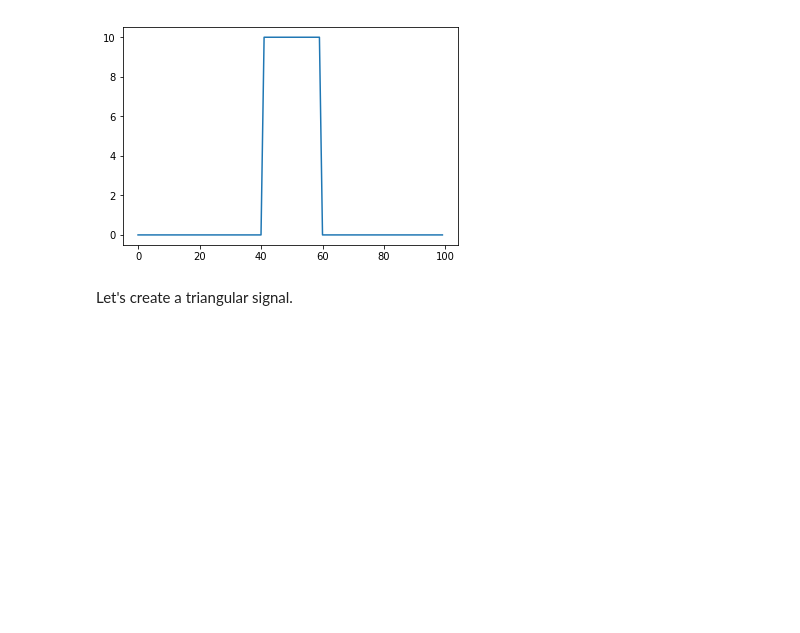
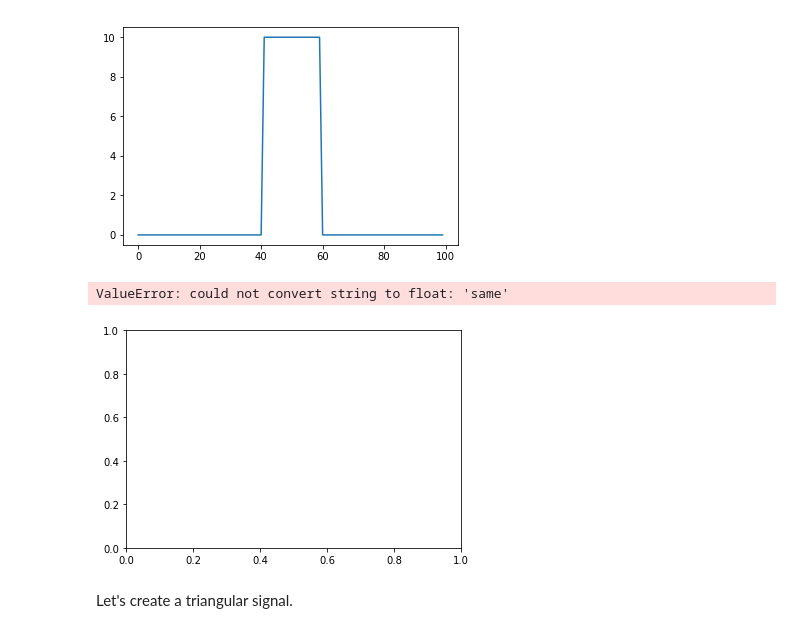
Before and after one commit to sVerentsov/advstat-labs, a Jupyter notebook: Lab02/Lab02.ipynb, the cells around one changed output. Drawn from its saved outputs; the diff is of its cells as text; code cells hidden in the pictures; blank space fills up the shorter version.

```diff
--- a/Lab02/Lab02.ipynb
+++ b/Lab02/Lab02.ipynb
@@ -27,6 +27,13 @@ x = ((x < endX) * (x> startX))*10
 plt.plot(x);
 # %% [output]
 [figure]
+# %%
+from scipy.signal import convolve
+x_conv = convolve(x,x,'same'),x,'same')
+plt.plot(x_conv);
+# %% [output]
+ValueError: could not convert string to float: 'same'
+[figure, added]
 # %% [markdown]
 Let's create a triangular signal.
 # %%
```
Also changed, not shown: 1 other file.
